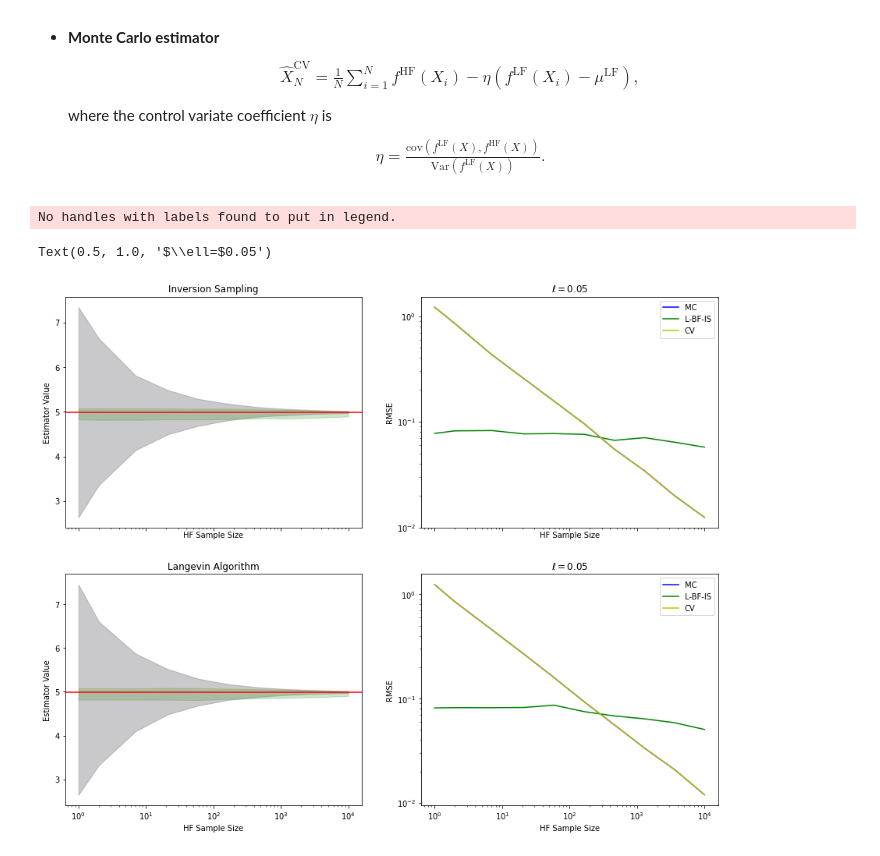
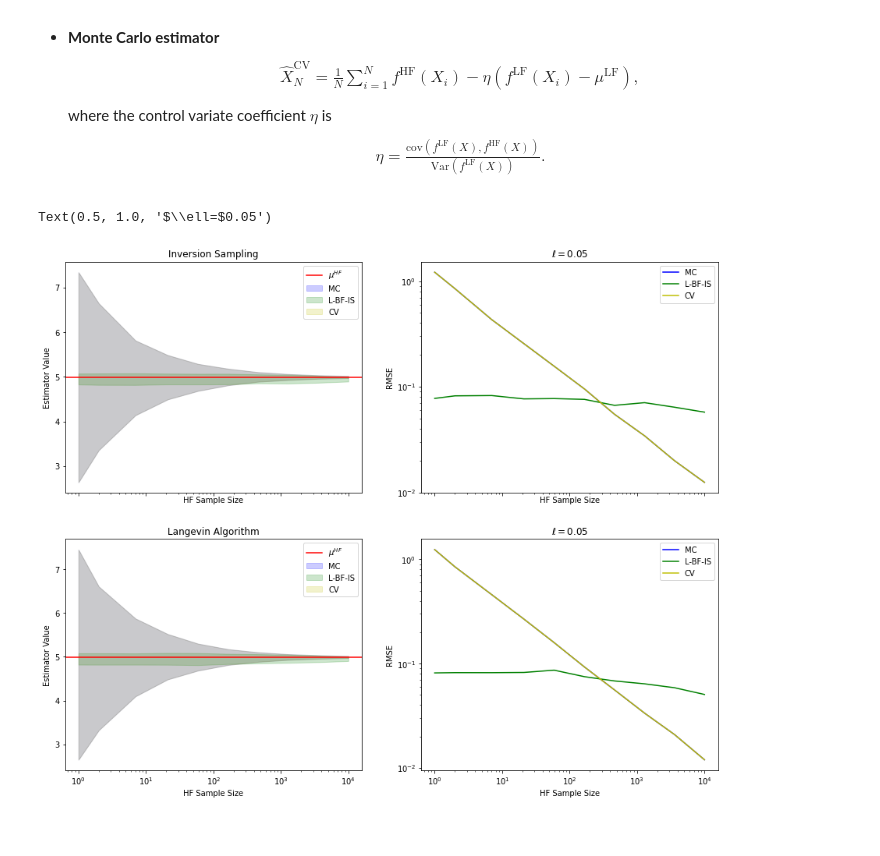
Before and after one commit to CU-UQ/L-BF-IS, a Jupyter notebook: notebooks/dim-1.ipynb, the cells around one changed output. Cells and saved outputs as stored; diff of their text form; code cells hidden in the pictures.

```diff
--- a/notebooks/dim-1.ipynb
+++ b/notebooks/dim-1.ipynb
@@ -277,38 +277,38 @@ axs[0, 0].axhline(ExH,c='r',label=r'$\mu^{HF}$')
 axs[0, 0].set_xscale('log')
 axs[0, 0].set_xlabel('HF Sample Size')
 axs[0, 0].set_ylabel('Estimator Value')
+axs[0, 0].legend()
 axs[0, 0].set_title(r'Inversion Sampling')
 
 axs[1, 0].fill_between(MC_N_lst, MC_mean_2-scale*MC_std_2, MC_mean_2+scale*MC_std_2,color='b',alpha=0.2,label='MC')
 axs[1, 0].fill_between(MC_N_lst, IS_mean_2-scale*IS_std_2, IS_mean_2+scale*IS_std_2,color='g',alpha=0.2,label='L-BF-IS')
 axs[1, 0].fill_between(MC_N_lst, CV_mean_2-scale*CV_std_2, CV_mean_2+scale*CV_std_2,color='y',alpha=0.2,label='CV')
 axs[1, 0].axhline(ExH,c='r',label=r'$\mu^{HF}$')
 axs[1, 0].set_xscale('log')
 axs[1, 0].set_xlabel('HF Sample Size')
 axs[1, 0].set_ylabel('Estimator Value')
-plt.legend()
+axs[1, 0].legend()
 axs[1, 0].set_title(r'Langevin Algorithm')
 
 axs[0, 1].plot(MC_N_lst, MC_rmse_1,color='b',alpha=1.0,label='MC')
 axs[0, 1].plot(MC_N_lst, IS_rmse_1,color='g',alpha=1.0,label='L-BF-IS')
 axs[0, 1].plot(MC_N_lst, CV_rmse_1,color='y',alpha=1.0,label='CV')
 axs[0, 1].set_xscale('log')
 axs[0, 1].set_yscale('log')
 axs[0, 1].set_xlabel('HF Sample Size')
 axs[0, 1].set_ylabel('RMSE')
 axs[0, 1].legend()
 axs[0, 1].set_title(r'$\ell=$'+str(ell))
 
 axs[1, 1].plot(MC_N_lst, MC_rmse_2,color='b',alpha=1.0,label='MC')
 axs[1, 1].plot(MC_N_lst, IS_rmse_2,color='g',alpha=1.0,label='L-BF-IS')
 axs[1, 1].plot(MC_N_lst, CV_rmse_2,color='y',alpha=1.0,label='CV')
 axs[1, 1].set_xscale('log')
 axs[1, 1].set_yscale('log')
 axs[1, 1].set_xlabel('HF Sample Size')
 axs[1, 1].set_ylabel('RMSE')
 axs[1, 1].legend()
 axs[1, 1].set_title(r'$\ell=$'+str(ell))
 # %% [output]
-No handles with labels found to put in legend.
+Text(0.5, 1.0, '$\\ell=$0.05')
-Text(0.5, 1.0, '$\\ell=$0.05')
-[figure, old version]
+[figure, new version]
```
